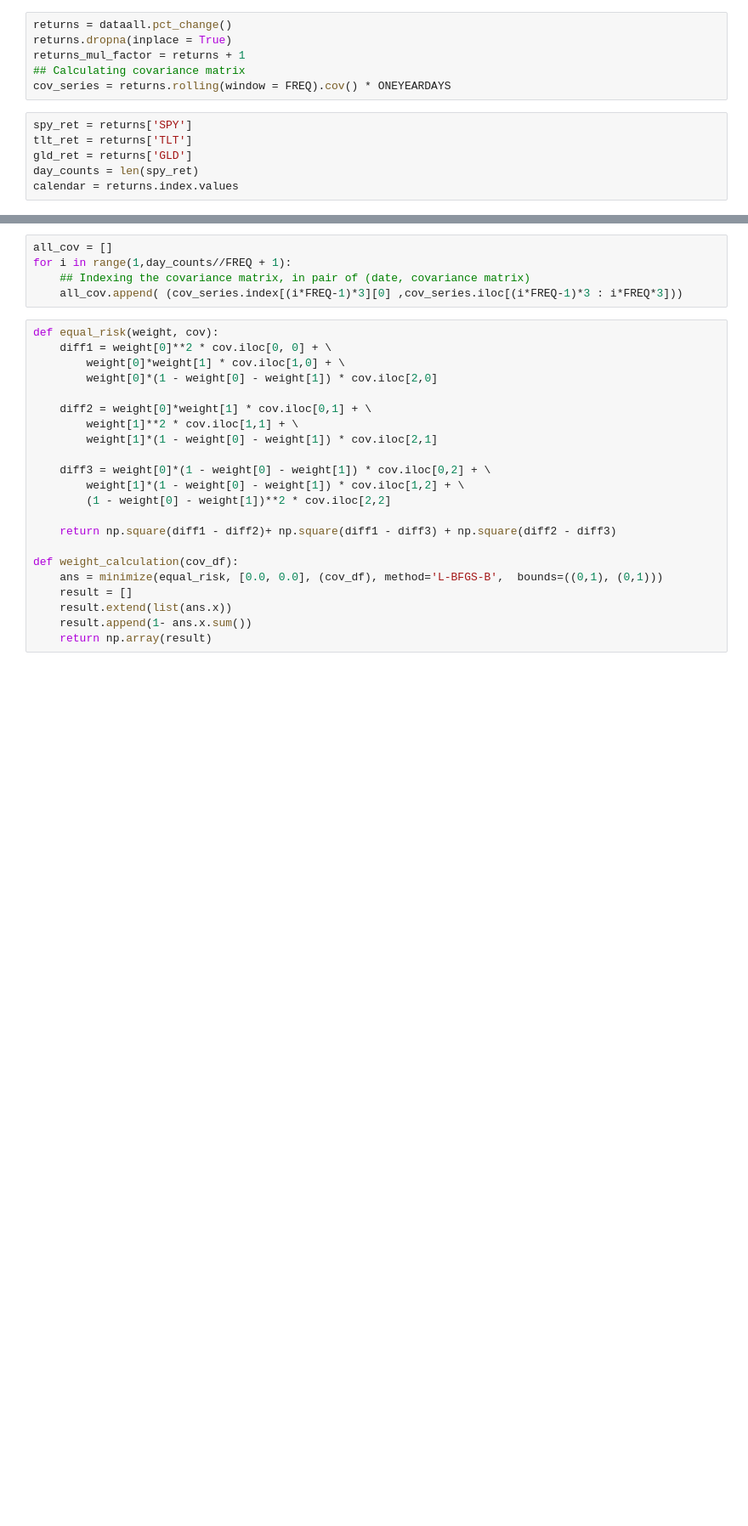
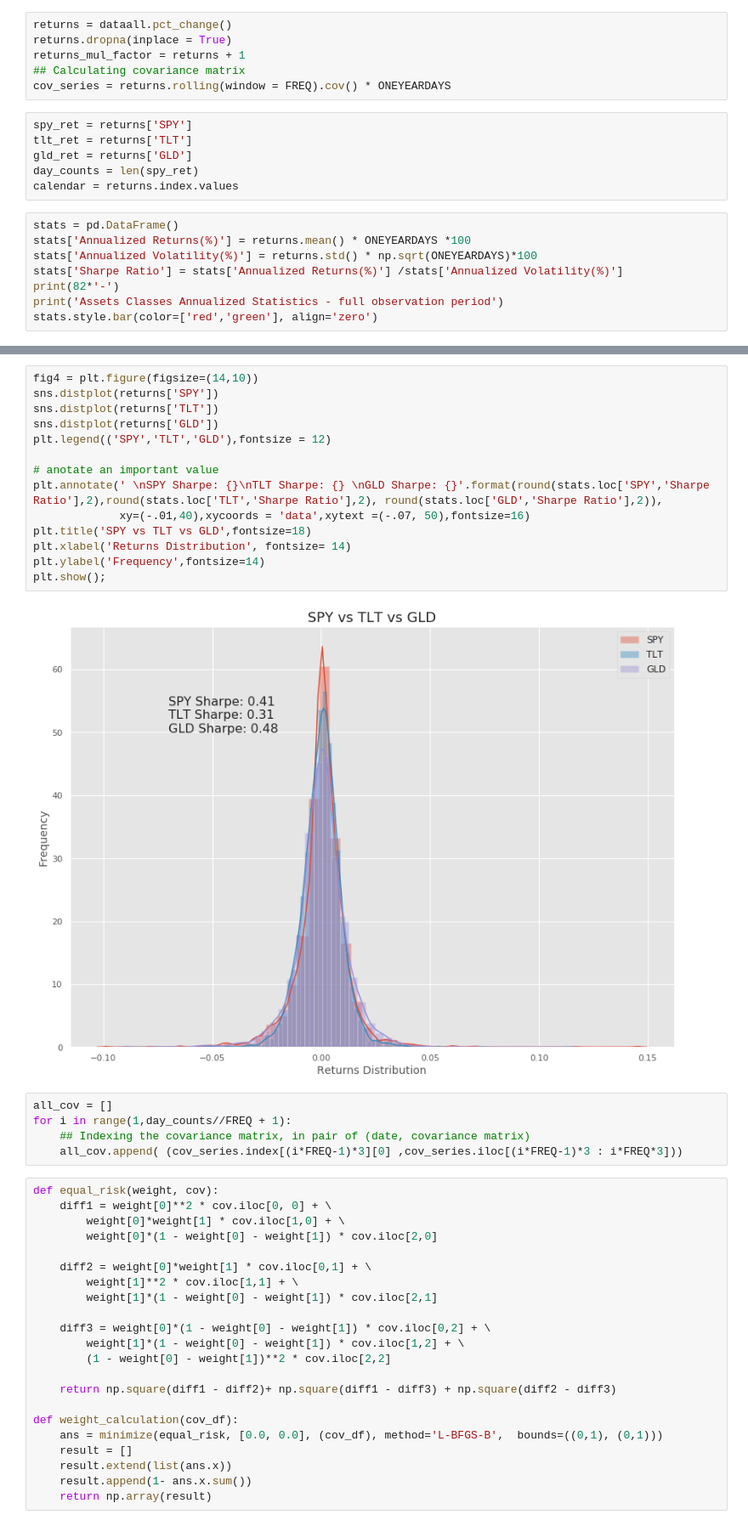
Before and after one commit to wrk1231/EqualCapitalVSEqualRisk, a Jupyter notebook: EqualCapitalVSEqualRisk.ipynb, the cells around one changed output, grey strips where cells are left out. Shown: that part at 85% size. Drawn from its saved outputs; the diff is of its cells as text; blank space fills up the shorter version.

```diff
--- a/EqualCapitalVSEqualRisk.ipynb
+++ b/EqualCapitalVSEqualRisk.ipynb
@@ -77,3 +102,11 @@ tlt_ret = returns['TLT']
 gld_ret = returns['GLD']
 day_counts = len(spy_ret)
 calendar = returns.index.values
+# %%
+stats = pd.DataFrame()
+stats['Annualized Returns(%)'] = returns.mean() * ONEYEARDAYS *100
+stats['Annualized Volatility(%)'] = returns.std() * np.sqrt(ONEYEARDAYS)*100
+stats['Sharpe Ratio'] = stats['Annualized Returns(%)'] /stats['Annualized Volatility(%)']
+print(82*'-')
+print('Assets Classes Annualized Statistics - full observation period')
+stats.style.bar(color=['red','green'], align='zero')
@@ -80,3 +221,19 @@ calendar = returns.index.values
+# %%
+fig4 = plt.figure(figsize=(14,10))
+sns.distplot(returns['SPY'])
+sns.distplot(returns['TLT'])
+sns.distplot(returns['GLD'])
+plt.legend(('SPY','TLT','GLD'),fontsize = 12)
+
+# anotate an important value
+plt.annotate(' \nSPY Sharpe: {}\nTLT Sharpe: {} \nGLD Sharpe: {}'.format(round(stats.loc['SPY','Sharpe Ratio'],2),round(stats.loc['TLT','Sharpe Ratio'],2), round(stats.loc['GLD','Sharpe Ratio'],2)),
+             xy=(-.01,40),xycoords = 'data',xytext =(-.07, 50),fontsize=16)
+plt.title('SPY vs TLT vs GLD',fontsize=18)
+plt.xlabel('Returns Distribution', fontsize= 14)
+plt.ylabel('Frequency',fontsize=14)
+plt.show();
+# %% [output]
+[figure, added]
 # %%
 all_cov = []
 for i in range(1,day_counts//FREQ + 1):
```
Also changed, not shown: parts of 16 cells of this notebook.
